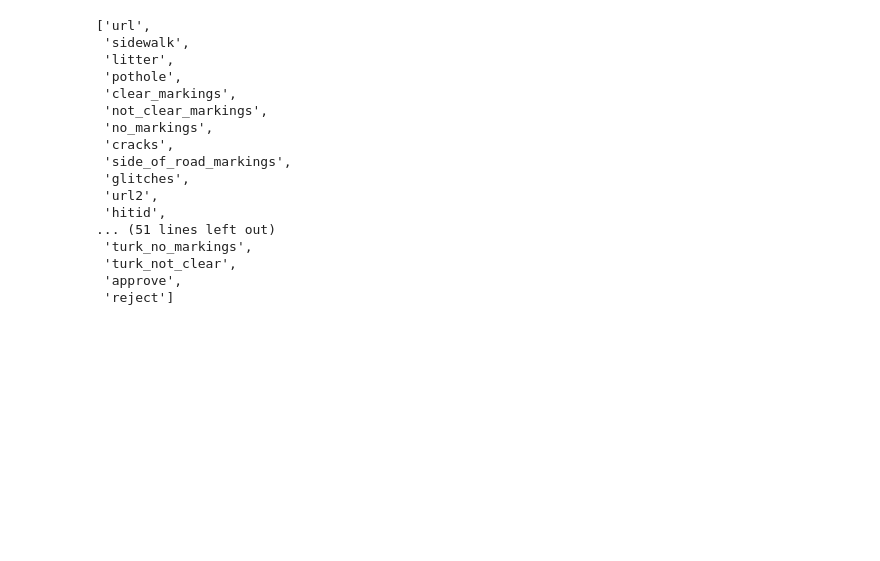
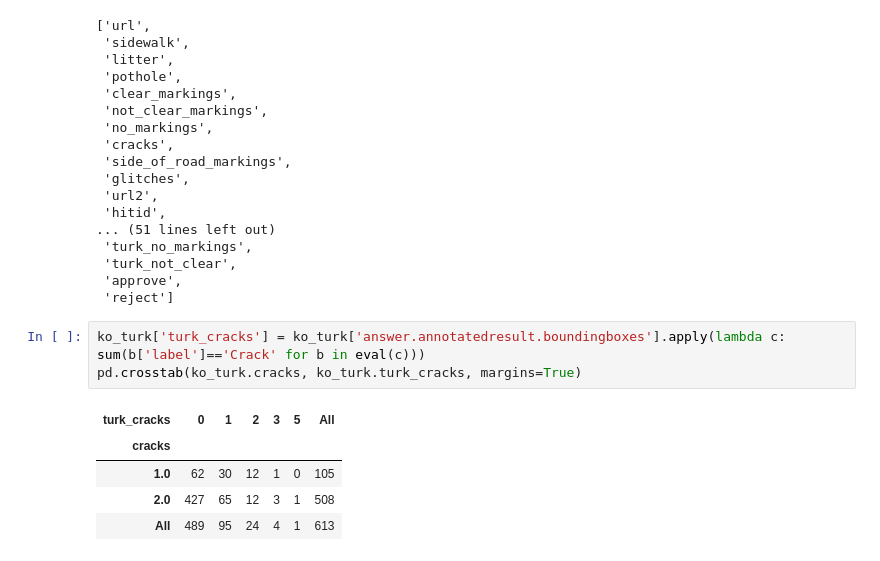
Before and after one commit to geosensing/streetsense, a Jupyter notebook: scripts/join_gold_standard_with_turk.ipynb, the cells around one changed output. Cells and saved outputs as stored; diff of their text form; blank space fills up the shorter version.

```diff
--- a/scripts/join_gold_standard_with_turk.ipynb
+++ b/scripts/join_gold_standard_with_turk.ipynb
@@ -163,3 +163,12 @@ list(ko_turk)
  'turk_not_clear',
  'approve',
  'reject']
+# %%
+ko_turk['turk_cracks'] = ko_turk['answer.annotatedresult.boundingboxes'].apply(lambda c: sum(b['label']=='Crack' for b in eval(c)))
+pd.crosstab(ko_turk.cracks, ko_turk.turk_cracks, margins=True)
+# %% [output]
+| turk_cracks | 0 | 1 | 2 | 3 | 5 | All |
+| cracks |  |  |  |  |  |  |
+| 1.0 | 62 | 30 | 12 | 1 | 0 | 105 |
+| 2.0 | 427 | 65 | 12 | 3 | 1 | 508 |
+| All | 489 | 95 | 24 | 4 | 1 | 613 |
```
Also changed, not shown: parts of 2 cells of this notebook.
